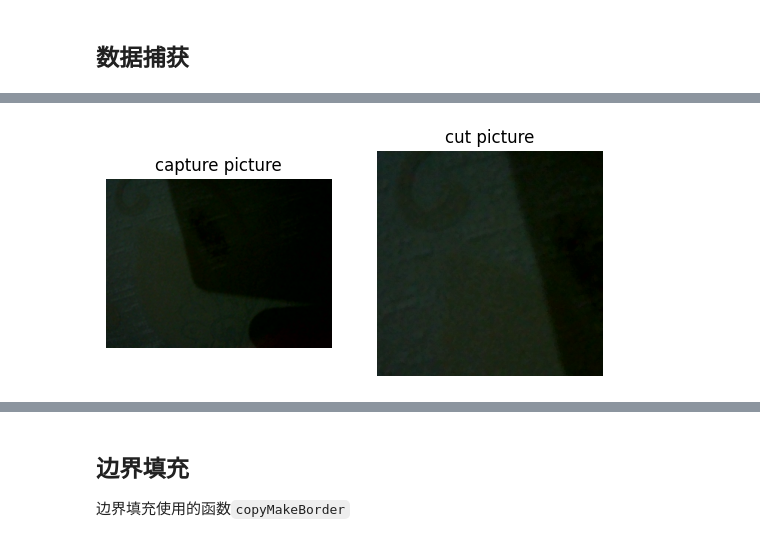
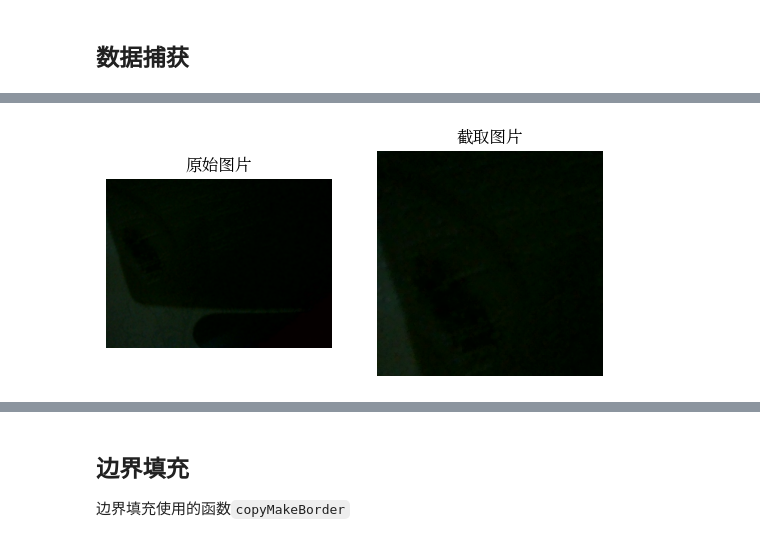
Before and after one commit to mengdemao/jupyter, a Jupyter notebook: opencv.ipynb, the cells around one changed output, grey strips where cells are left out. Cells and saved outputs as stored; diff of their text form; code cells hidden in the pictures.

```diff
--- a/opencv.ipynb
+++ b/opencv.ipynb
@@ -74,16 +95,16 @@ cap.release()
 # %%
 # 打开摄像头获取一帧数据
 rawFrame = getFrame()
 
 # 截取部分数据
 cutFrame = rawFrame[0:300, 0:300]
 
 frame = [rawFrame, cutFrame]
-title = ['capture picture', 'cut picture']
+title = ['原始图片', '截取图片']
 
 display2Frame(frame, title)
 # %% [output]
-[figure, old version]
+[figure, new version]
 # %%
 # 颜色通道提取
 frame = getFrame()
```
Also changed, not shown: parts of 9 cells of this notebook, 2 other files.
